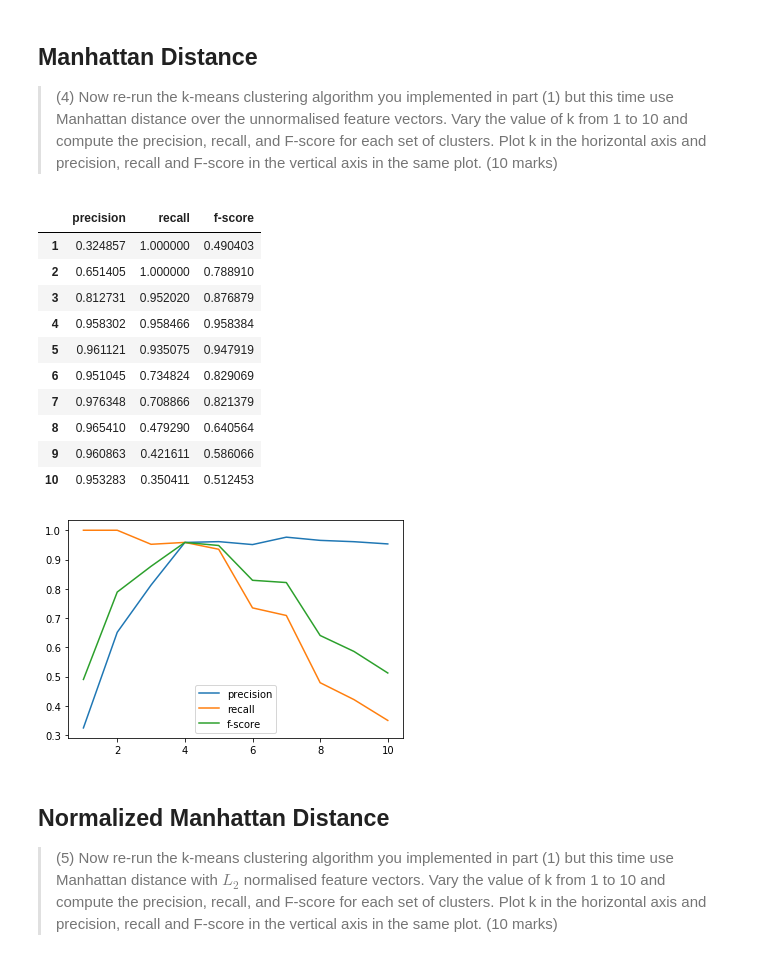
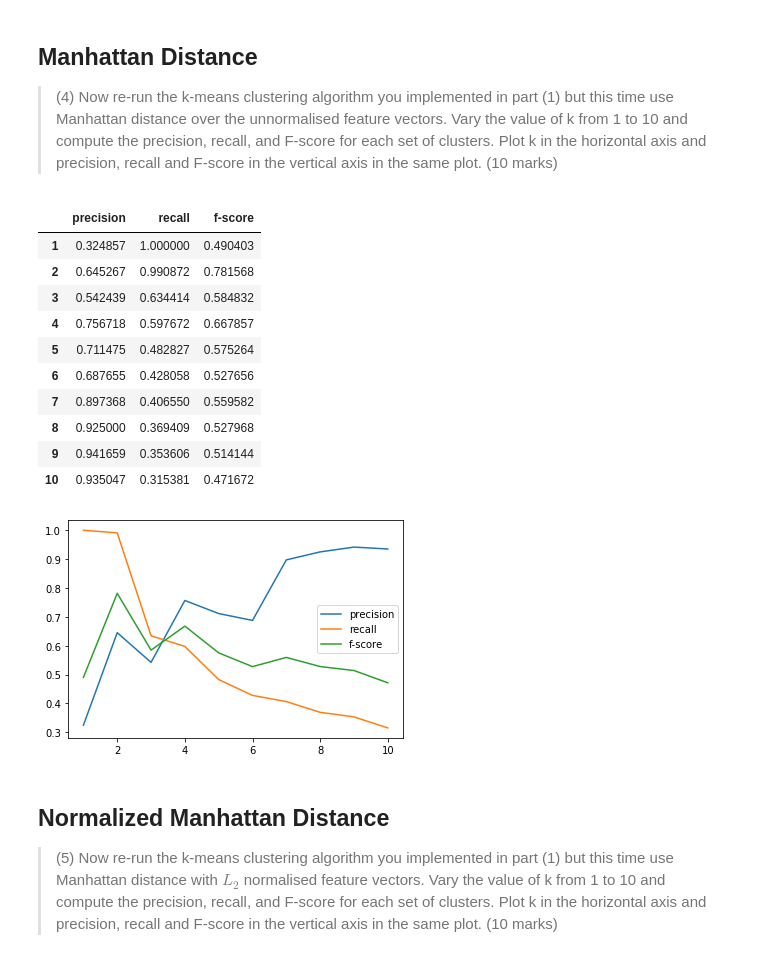
Before and after one commit to peterprescott/kmeans, a Jupyter notebook: notebook.ipynb, the cells around one changed output. Cells and saved outputs as stored; diff of their text form; code cells hidden in the pictures.

Commit message:
make Dataset class

```diff
--- a/notebook.ipynb
+++ b/notebook.ipynb
@@ -260,11 +263,18 @@ class KMeans():
 ## Compute Precision, Recall, and F-Score
 
 > (2) Vary the value of k from 1 to 10 and compute the precision, recall, and F-score for each set of clusters. Plot k in the horizontal axis and precision, recall and F-score in the vertical axis in the same plot. (10 marks)
+# %%
+words = Dataset(['animals','countries','fruits','veggies'])
 # %%
 score = {}
+model = {}
 for k in range(1,11):
-    model = KMeans(k=k, seed=2)
-    score[k] = {'precision':model.precision,'recall':model.recall,'f-score':model.f_score}
+    model = KMeans(k=k, D=words, seed=2)
+    score[k] = {'precision':model.precision,\
+                'recall':model.recall,\
+                'f-score':model.f_score,\
+#                'convergence':model.convergence,
+               }
 scores = pd.DataFrame(score).transpose()
 scores.plot()
 scores
@@ -288,7 +298,7 @@ scores
 # %%
 score = {}
 for k in range(1,11):
-    model = KMeans(k=k, norm=True, seed=2)
+    model = KMeans(k=k, D=words, norm=True, seed=2)
     score[k] = {'precision':model.precision,'recall':model.recall,'f-score':model.f_score}
 scores = pd.DataFrame(score).transpose()
 scores.plot()
@@ -314,24 +324,24 @@ and compute the precision, recall, and F-score for each set of clusters. Plot k
 # %%
 score = {}
 for k in range(1,11):
-    model = KMeans(k=k, metric=manhattan_distance, seed=2)
+    model = KMeans(k=k, D=words, metric=manhattan_distance, seed=2)
     score[k] = {'precision':model.precision,'recall':model.recall,'f-score':model.f_score}
 scores = pd.DataFrame(score).transpose()
 scores.plot()
 scores
 # %% [output]
 |  | precision | recall | f-score |
 | 1 | 0.324857 | 1.000000 | 0.490403 |
-| 2 | 0.651405 | 1.000000 | 0.788910 |
-| 3 | 0.812731 | 0.952020 | 0.876879 |
-| 4 | 0.958302 | 0.958466 | 0.958384 |
-| 5 | 0.961121 | 0.935075 | 0.947919 |
-| 6 | 0.951045 | 0.734824 | 0.829069 |
-| 7 | 0.976348 | 0.708866 | 0.821379 |
-| 8 | 0.965410 | 0.479290 | 0.640564 |
-| 9 | 0.960863 | 0.421611 | 0.586066 |
-| 10 | 0.953283 | 0.350411 | 0.512453 |
+| 2 | 0.645267 | 0.990872 | 0.781568 |
+| 3 | 0.542439 | 0.634414 | 0.584832 |
+| 4 | 0.756718 | 0.597672 | 0.667857 |
+| 5 | 0.711475 | 0.482827 | 0.575264 |
+| 6 | 0.687655 | 0.428058 | 0.527656 |
+| 7 | 0.897368 | 0.406550 | 0.559582 |
+| 8 | 0.925000 | 0.369409 | 0.527968 |
+| 9 | 0.941659 | 0.353606 | 0.514144 |
+| 10 | 0.935047 | 0.315381 | 0.471672 |
-[figure, old version]
+[figure, new version]
 # %% [markdown]
 ## Normalized Manhattan Distance
 
```
Also changed, not shown: parts of 12 cells of this notebook.
